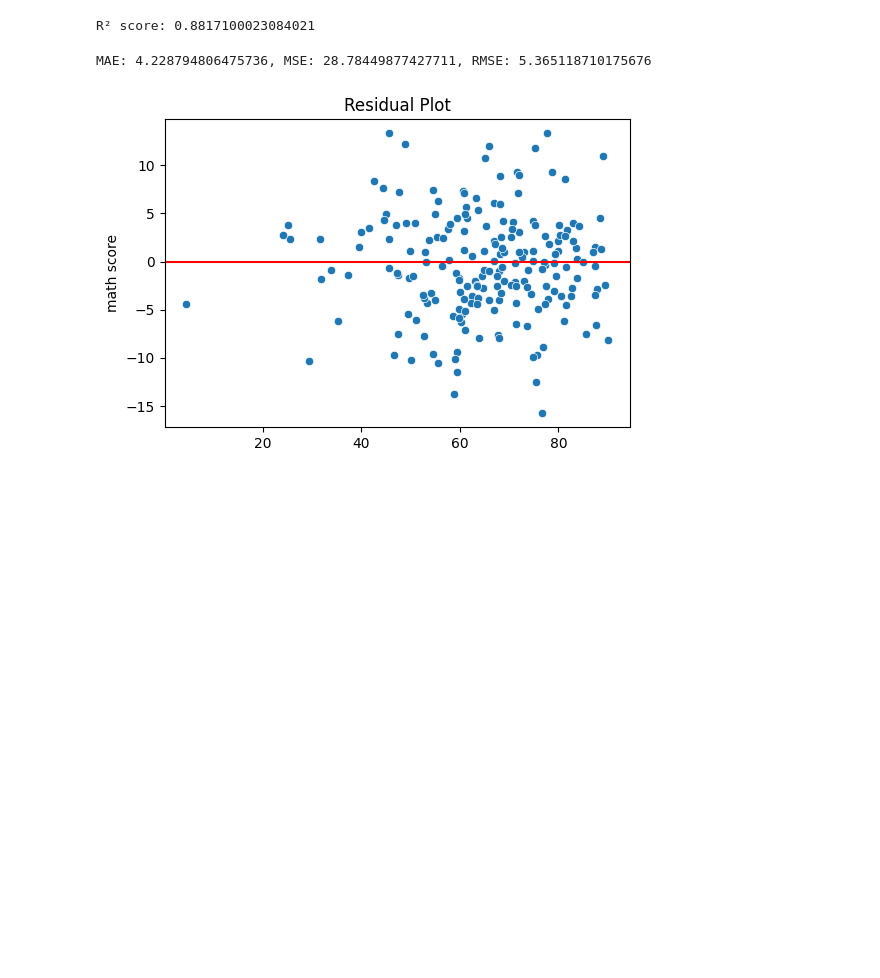
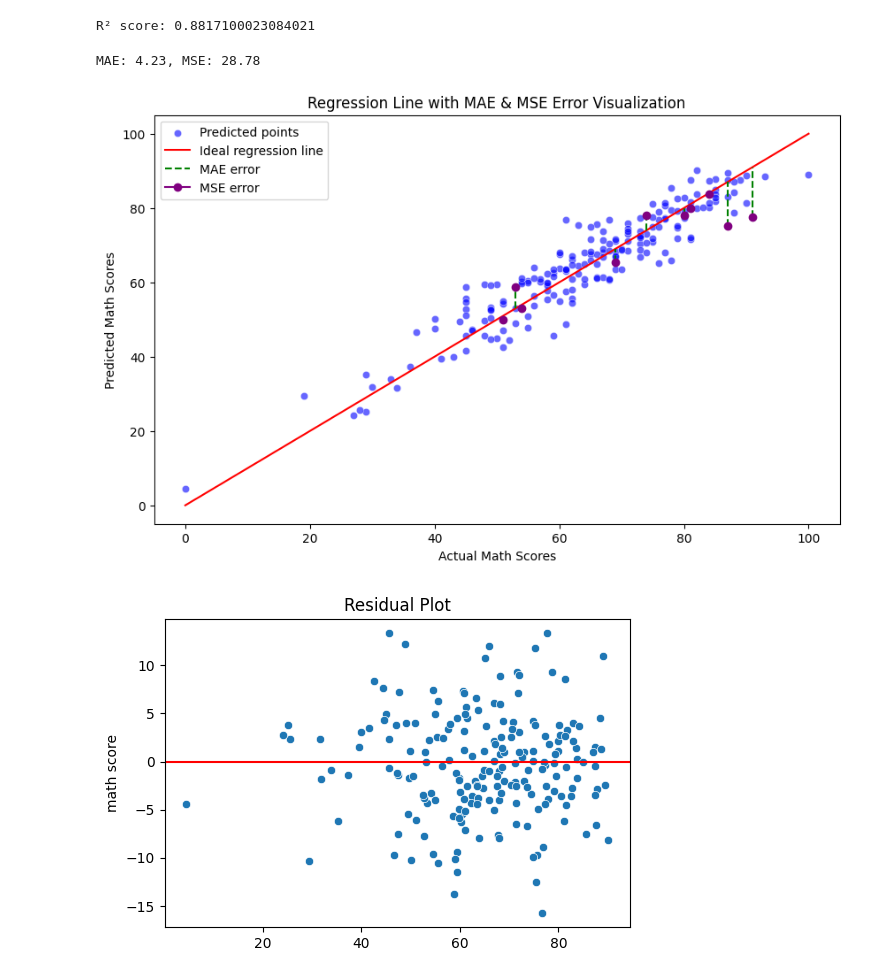
Before and after one commit to ARJUN108-verma/Internship-at-Gudsky-Research-Foundation, a Jupyter notebook: 5_Multiple_Linear_Regression_Predicting_with_Multiple_Features.ipynb, the cells around one changed output. Saved outputs shown, nothing was run; the diff lists cells and outputs as text; code cells hidden in the pictures; blank space fills up the shorter version.

```diff
--- a/5_Multiple_Linear_Regression_Predicting_with_Multiple_Features.ipynb
+++ b/5_Multiple_Linear_Regression_Predicting_with_Multiple_Features.ipynb
@@ -230,11 +254,3 @@ r2 = r2_score(y_test, y_pred)
 print("\nR² score:", r2)
 # %% [output]
 R² score: 0.8817100023084021
-# %%
-#Model Evaluation (Errors)
-mae = mean_absolute_error(y_test, y_pred)
-mse = mean_squared_error(y_test, y_pred)
-rmse = np.sqrt(mse)
-print(f"MAE: {mae}, MSE: {mse}, RMSE: {rmse}")
-# %% [output]
-MAE: 4.228794806475736, MSE: 28.78449877427711, RMSE: 5.365118710175676
@@ -241,3 +260,39 @@ MAE: 4.228794806475736, MSE: 28.78449877427711, RMSE: 5.365118710175676
+# %%
+# Features & target
+X = df[['reading score', 'writing score']]
+y = df['math score']
+
+# Train-test split
+X_train, X_test, y_train, y_test = train_test_split(X, y, test_size=0.2, random_state=42)
+
+# Error metrics
+mae = mean_absolute_error(y_test, y_pred)
+mse = mean_squared_error(y_test, y_pred)
+print(f"MAE: {mae:.2f}, MSE: {mse:.2f}")
+
+# Visualization
+plt.figure(figsize=(10,6))
+
+# Scatter actual vs predicted
+sns.scatterplot(x=y_test, y=y_pred, color="blue", label="Predicted points", alpha=0.6)
+
+# Regression line (perfect prediction line)
+plt.plot([y_test.min(), y_test.max()], [y_test.min(), y_test.max()], color="red", label="Ideal regression line")
+
+# Mark some errors visually
+for i in range(10):  # just show first 10 points for clarity
+    plt.vlines(x=y_test.iloc[i], ymin=min(y_test.iloc[i], y_pred[i]), ymax=max(y_test.iloc[i], y_pred[i]),
+               colors="green", linestyles="--", label="MAE error" if i==0 else "")
+    plt.plot([y_test.iloc[i]], [y_pred[i]], marker="o", color="purple", label="MSE error" if i==0 else "")
+
+plt.xlabel("Actual Math Scores")
+plt.ylabel("Predicted Math Scores")
+plt.title("Regression Line with MAE & MSE Error Visualization")
+plt.legend()
+plt.show()
+# %% [output]
+MAE: 4.23, MSE: 28.78
+[figure, added]
 # %%
 #Residual Analysis
 residuals = y_test - y_pred
```
Also changed, not shown: parts of 4 cells of this notebook.
